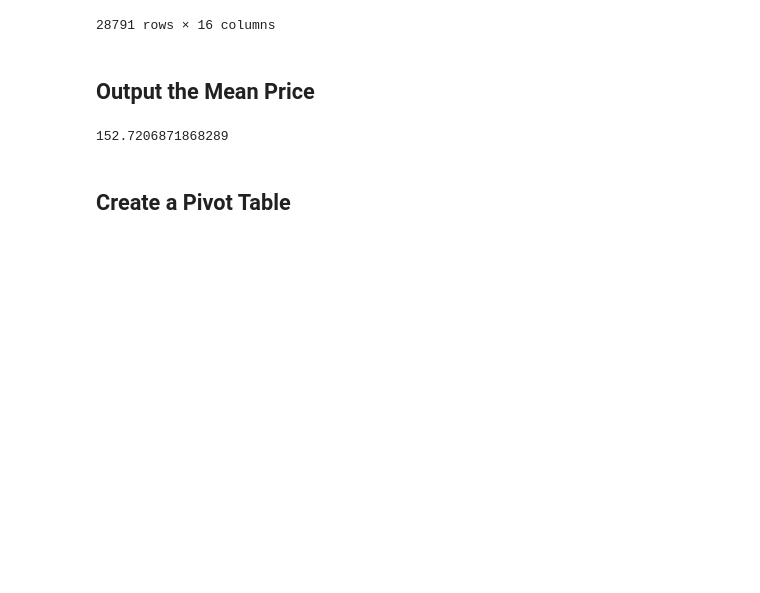
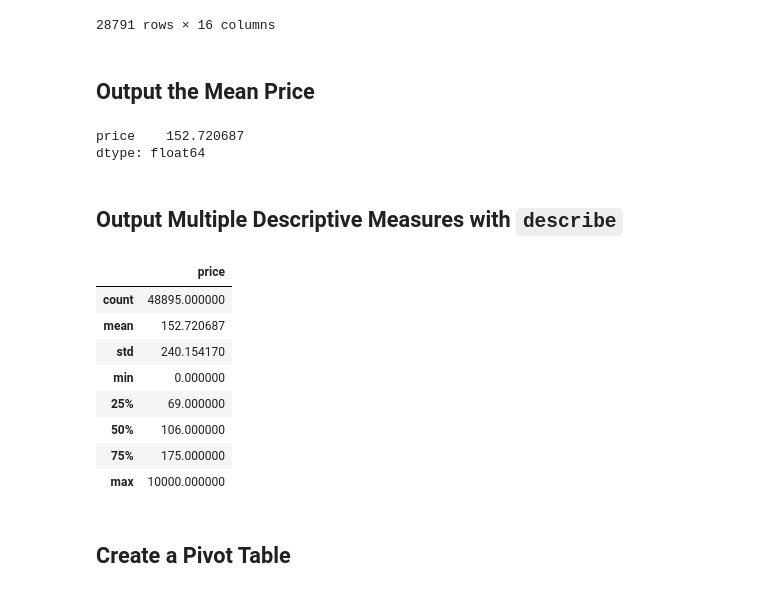
Before and after one commit to sadams26/excel_to_python, a Jupyter notebook: excel_to_python.ipynb, the cells around one changed output. Saved outputs shown, nothing was run; the diff lists cells and outputs as text; code cells hidden in the pictures; blank space fills up the shorter version.

```diff
--- a/excel_to_python.ipynb
+++ b/excel_to_python.ipynb
@@ -78,9 +150,24 @@ df.loc[df["neighbourhood_group"]!="Brooklyn", :]
 # %% [markdown]
 ## Output the Mean Price
 # %%
-df["price"].mean()
+df.loc[:, ["price"]].mean()
 # %% [output]
-152.7206871868289
+price    152.720687
+dtype: float64
+# %% [markdown]
+## Output Multiple Descriptive Measures with `describe`
+# %%
+df.loc[:, ["price"]].describe()
+# %% [output]
+|  | price |
+| count | 48895.000000 |
+| mean | 152.720687 |
+| std | 240.154170 |
+| min | 0.000000 |
+| 25% | 69.000000 |
+| 50% | 106.000000 |
+| 75% | 175.000000 |
+| max | 10000.000000 |
 # %% [markdown]
 ## Create a Pivot Table
 # %%
```
Also changed, not shown: parts of 14 cells of this notebook.
